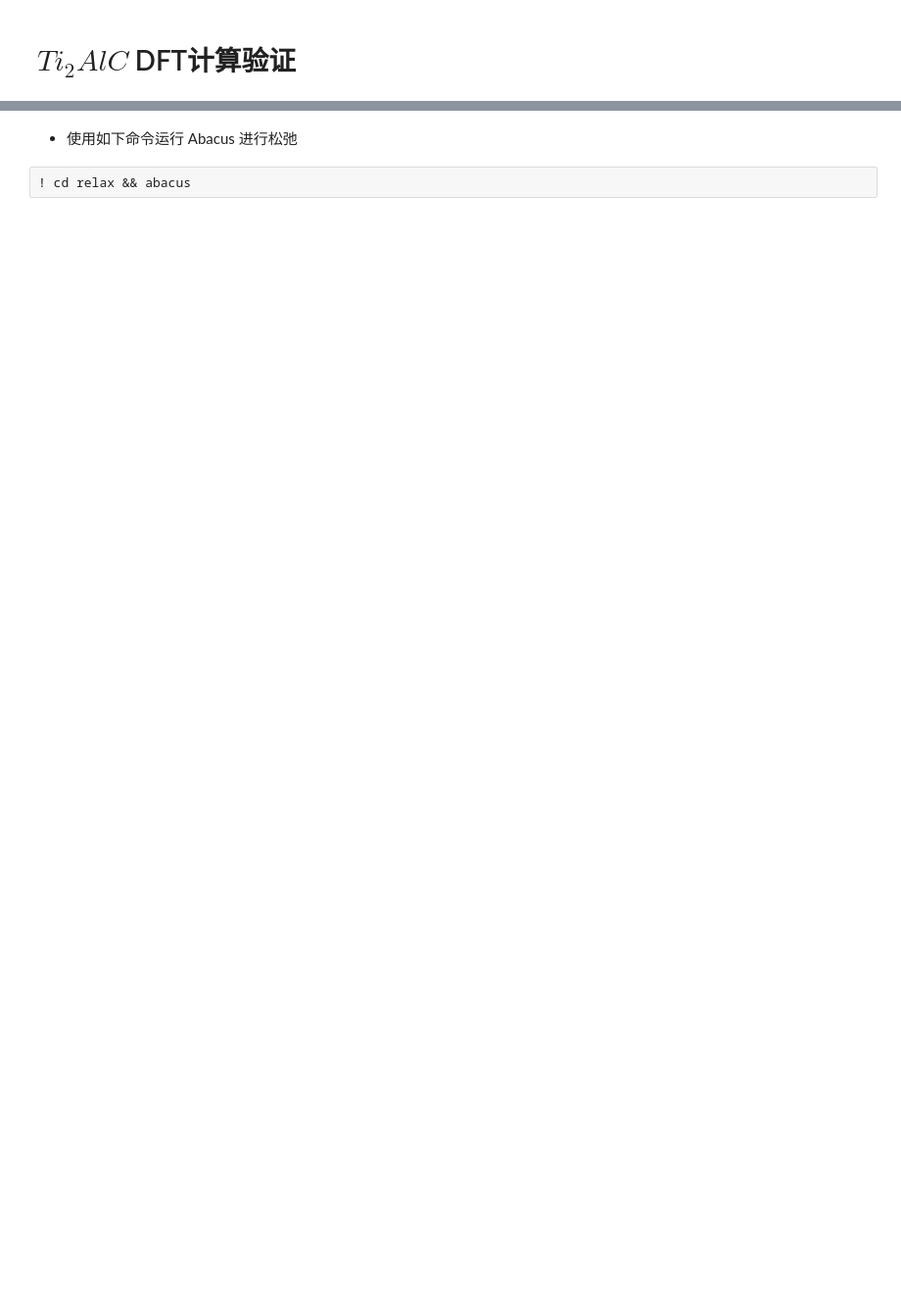
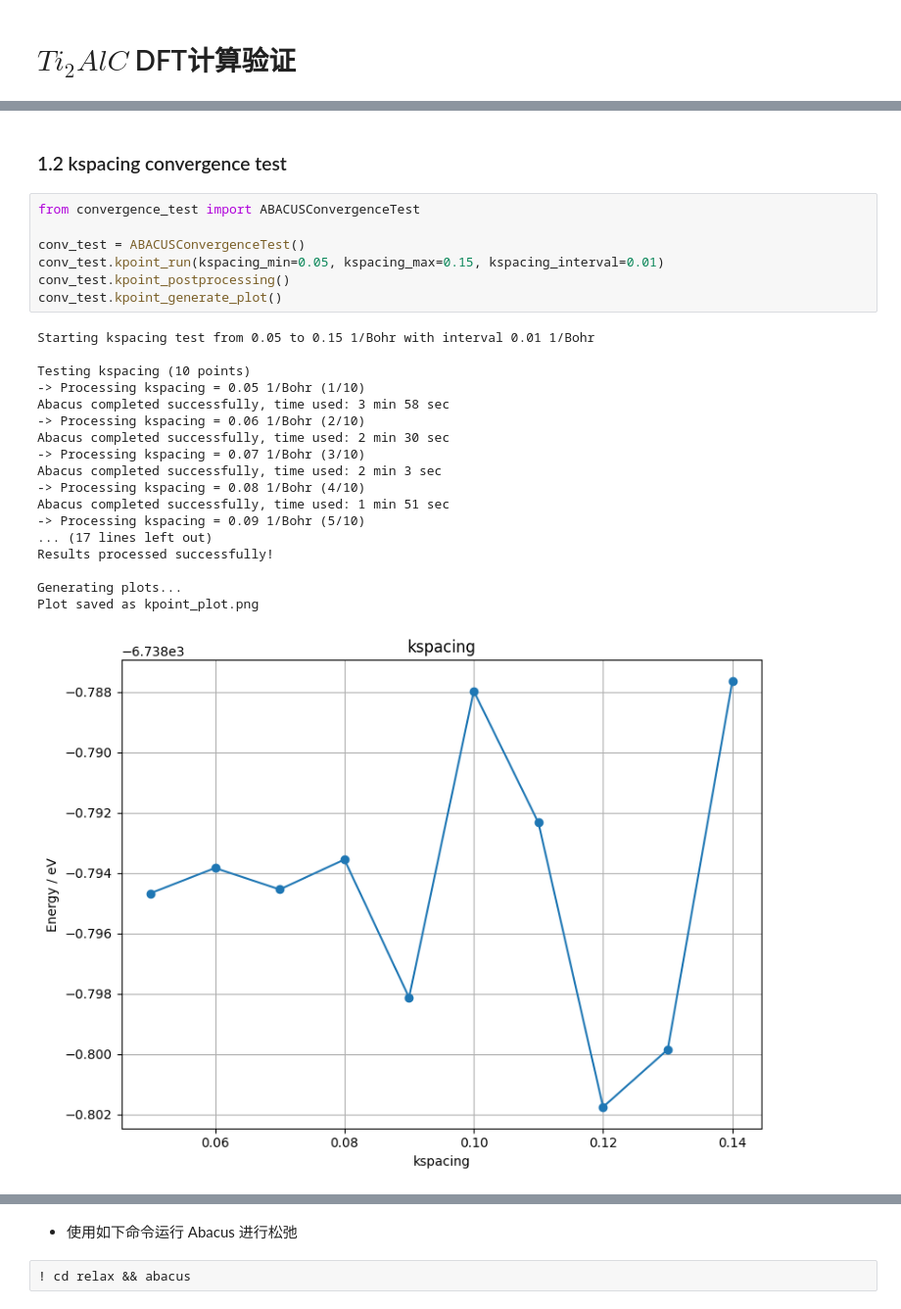
Before and after one commit to OutisLi/deepmd_learn, a Jupyter notebook: 5_Ti2AlC_Label/5. DFT_compare.ipynb, the cells around one changed output, grey strips where cells are left out. Shown at 98% size. Cells and saved outputs as stored; diff of their text form; blank space fills up the shorter version.

Commit message:
20250615-mod run_abacus

```diff
--- a/5_Ti2AlC_Label/5. DFT_compare.ipynb
+++ b/5_Ti2AlC_Label/5. DFT_compare.ipynb
@@ -2,0 +14,28 @@
+# %% [markdown]
+### 1.2 kspacing convergence test
+# %%
+from convergence_test import ABACUSConvergenceTest
+
+conv_test = ABACUSConvergenceTest()
+conv_test.kpoint_run(kspacing_min=0.05, kspacing_max=0.15, kspacing_interval=0.01)
+conv_test.kpoint_postprocessing()
+conv_test.kpoint_generate_plot()
+# %% [output]
+Starting kspacing test from 0.05 to 0.15 1/Bohr with interval 0.01 1/Bohr
+
+Testing kspacing (10 points)
+-> Processing kspacing = 0.05 1/Bohr (1/10)
+Abacus completed successfully, time used: 3 min 58 sec
+-> Processing kspacing = 0.06 1/Bohr (2/10)
+Abacus completed successfully, time used: 2 min 30 sec
+-> Processing kspacing = 0.07 1/Bohr (3/10)
+Abacus completed successfully, time used: 2 min 3 sec
+-> Processing kspacing = 0.08 1/Bohr (4/10)
+Abacus completed successfully, time used: 1 min 51 sec
+-> Processing kspacing = 0.09 1/Bohr (5/10)
+... (17 lines left out)
+Results processed successfully!
+
+Generating plots...
+Plot saved as kpoint_plot.png
+[figure, added]
```
Also changed, not shown: parts of 9 cells of this notebook, 9 other files.
